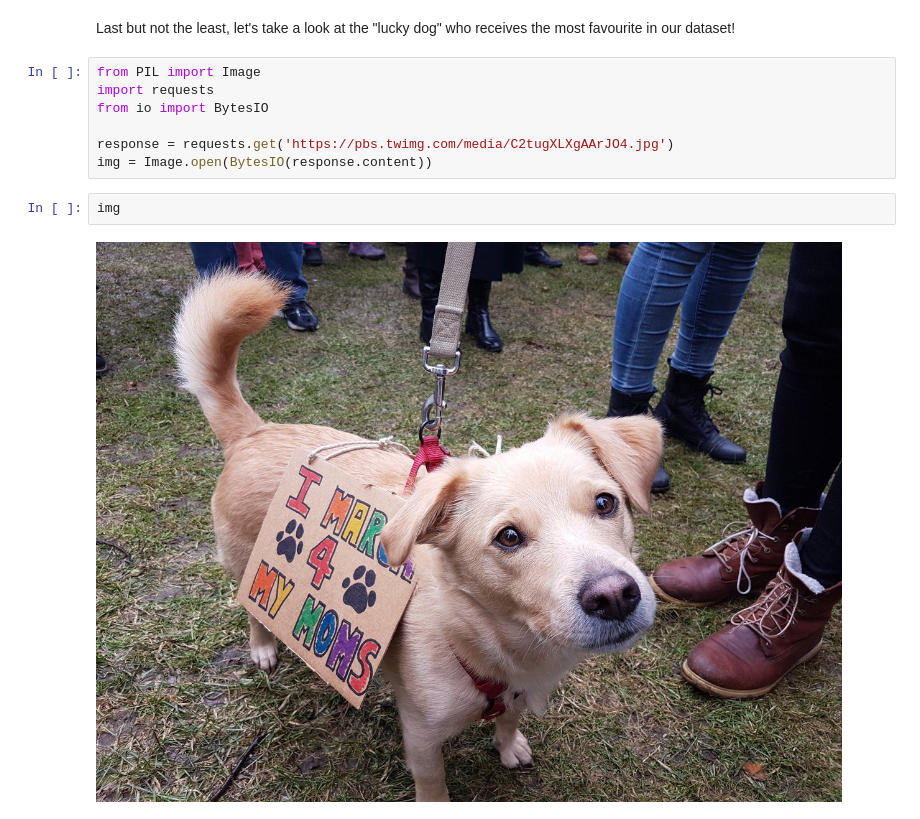
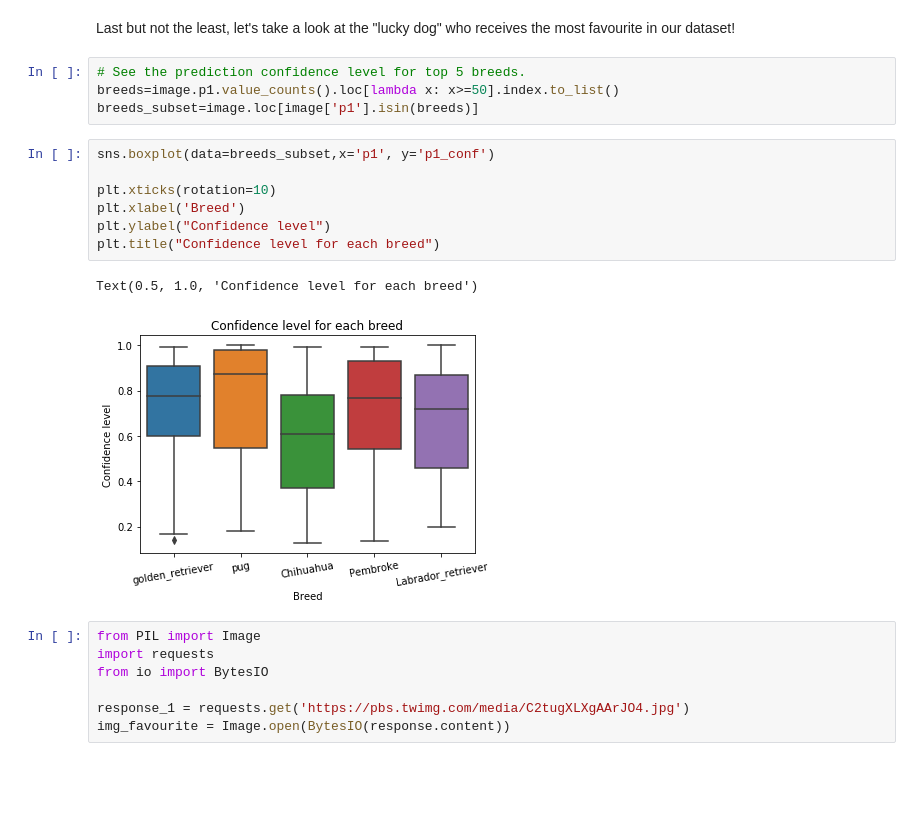
Before and after one commit to amanda1210/Twitter_dogimange_analysis, a Jupyter notebook: wrangle_act.ipynb, the cells around one changed output. Saved outputs shown, nothing was run; the diff lists cells and outputs as text; blank space fills up the shorter version.

Commit message:
Add boxplot and 2 reports

```diff
--- a/tweet_analysis.ipynb
+++ b/wrangle_act.ipynb
@@ -614,14 +621,24 @@ image[image['tweet_id']=='822872901745569793']['jpg_url']
 Name: jpg_url, dtype: object
 # %% [markdown]
 Last but not the least, let's take a look at the "lucky dog" who receives the most favourite in our dataset!
+# %%
+# See the prediction confidence level for top 5 breeds.
+breeds=image.p1.value_counts().loc[lambda x: x>=50].index.to_list()
+breeds_subset=image.loc[image['p1'].isin(breeds)]
+# %%
+sns.boxplot(data=breeds_subset,x='p1', y='p1_conf')
+
+plt.xticks(rotation=10)
+plt.xlabel('Breed')
+plt.ylabel("Confidence level")
+plt.title("Confidence level for each breed")
+# %% [output]
+Text(0.5, 1.0, 'Confidence level for each breed')
+[figure, added]
 # %%
 from PIL import Image
 import requests
 from io import BytesIO
 
-response = requests.get('https://pbs.twimg.com/media/C2tugXLXgAArJO4.jpg')
-img = Image.open(BytesIO(response.content))
+response_1 = requests.get('https://pbs.twimg.com/media/C2tugXLXgAArJO4.jpg')
+img_favourite = Image.open(BytesIO(response.content))
-# %%
-img
-# %% [output]
-[figure, removed]
```
Also changed, not shown: parts of 16 cells of this notebook, 8 other files.
